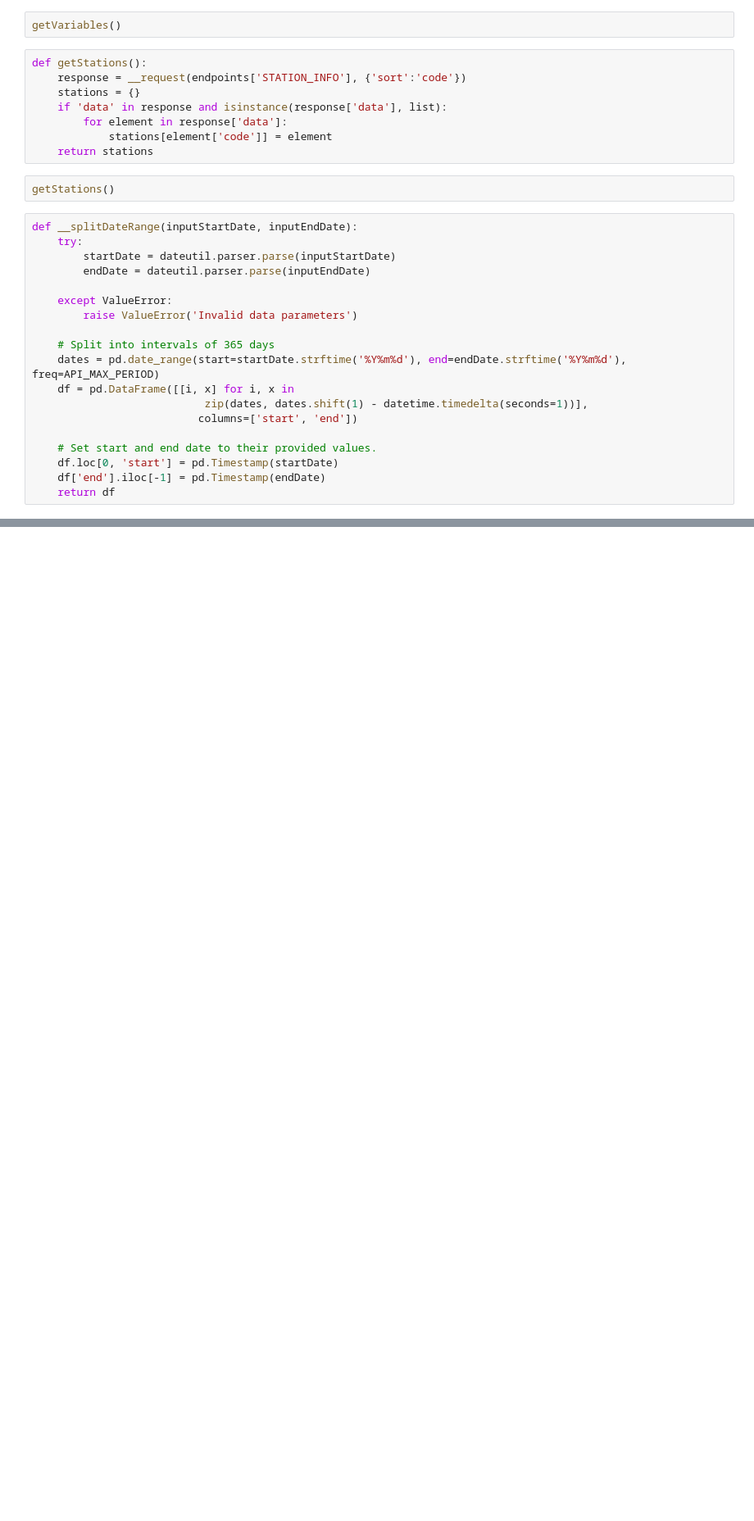
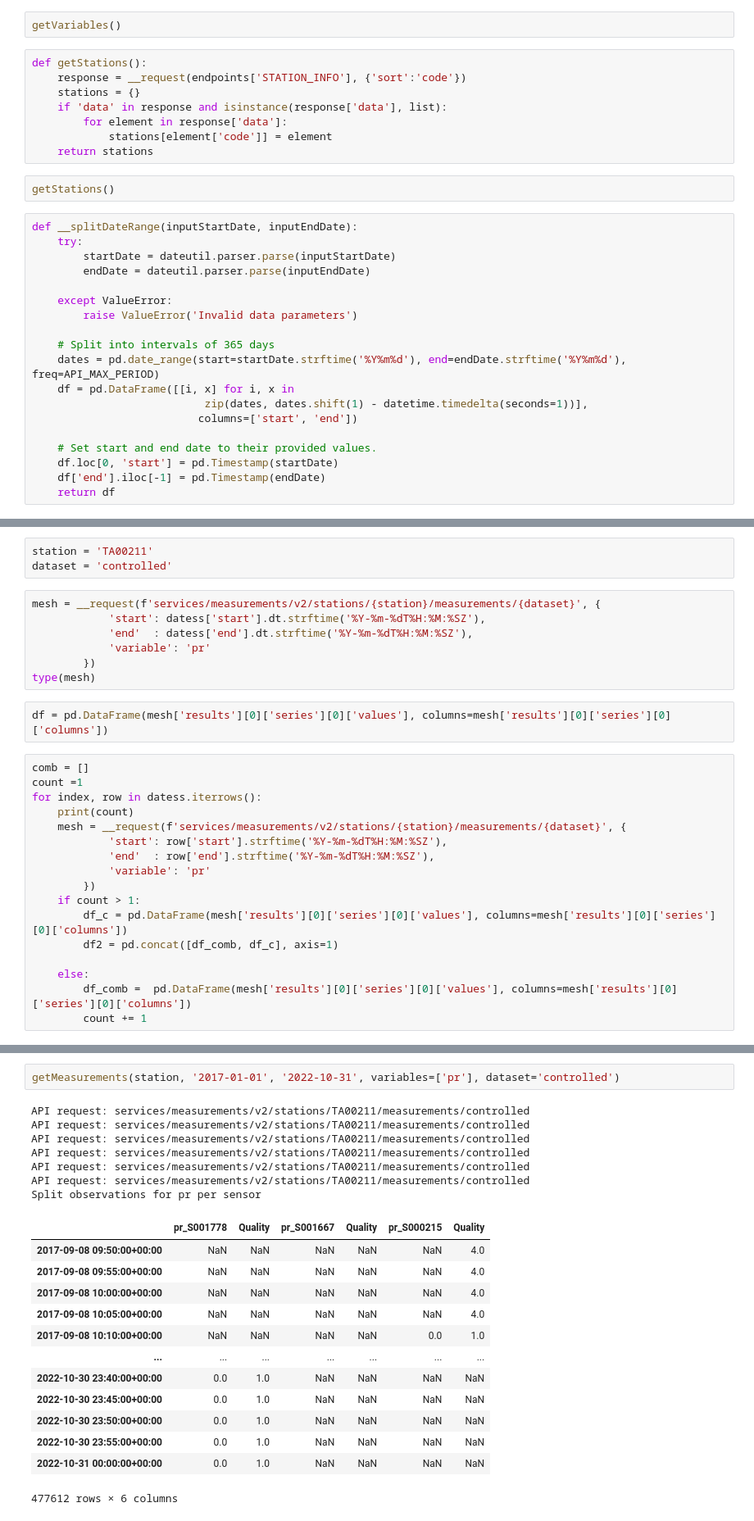
Before and after one commit to DeKUT-DSAIL/bson, a Jupyter notebook: clog_test.ipynb, the cells around one changed output, grey strips where cells are left out. Shown: that part at 82% size. Drawn from its saved outputs; the diff is of its cells as text; blank space fills up the shorter version.

Commit message:
edited sensorcodes

```diff
--- a/clog_test.ipynb
+++ b/clog_test.ipynb
@@ -135,0 +141,29 @@ __splitDateRange('2017-01-01', '2022-10-31')
+# %%
+station = 'TA00211'
+dataset = 'controlled'
+# %%
+mesh = __request(f'services/measurements/v2/stations/{station}/measurements/{dataset}', {
+            'start': datess['start'].dt.strftime('%Y-%m-%dT%H:%M:%SZ'),
+            'end'  : datess['end'].dt.strftime('%Y-%m-%dT%H:%M:%SZ'),
+            'variable': 'pr'
+        })
+type(mesh)
+# %%
+df = pd.DataFrame(mesh['results'][0]['series'][0]['values'], columns=mesh['results'][0]['series'][0]['columns'])
+# %%
+comb = []
+count =1
+for index, row in datess.iterrows():
+    print(count)
+    mesh = __request(f'services/measurements/v2/stations/{station}/measurements/{dataset}', {
+            'start': row['start'].strftime('%Y-%m-%dT%H:%M:%SZ'),
+            'end'  : row['end'].strftime('%Y-%m-%dT%H:%M:%SZ'),
+            'variable': 'pr'
+        })
+    if count > 1:
+        df_c = pd.DataFrame(mesh['results'][0]['series'][0]['values'], columns=mesh['results'][0]['series'][0]['columns'])
+        df2 = pd.concat([df_comb, df_c], axis=1)
+
+    else:
+        df_comb =  pd.DataFrame(mesh['results'][0]['series'][0]['values'], columns=mesh['results'][0]['series'][0]['columns'])
+        count += 1
@@ -135,0 +367,23 @@ __splitDateRange('2017-01-01', '2022-10-31')
+# %%
+getMeasurements(station, '2017-01-01', '2022-10-31', variables=['pr'], dataset='controlled')
+# %% [output]
+API request: services/measurements/v2/stations/TA00211/measurements/controlled
+API request: services/measurements/v2/stations/TA00211/measurements/controlled
+API request: services/measurements/v2/stations/TA00211/measurements/controlled
+API request: services/measurements/v2/stations/TA00211/measurements/controlled
+API request: services/measurements/v2/stations/TA00211/measurements/controlled
+API request: services/measurements/v2/stations/TA00211/measurements/controlled
+Split observations for pr per sensor
+|  | pr_S001778 | Quality | pr_S001667 | Quality | pr_S000215 | Quality |
+| 2017-09-08 09:50:00+00:00 | NaN | NaN | NaN | NaN | NaN | 4.0 |
+| 2017-09-08 09:55:00+00:00 | NaN | NaN | NaN | NaN | NaN | 4.0 |
+| 2017-09-08 10:00:00+00:00 | NaN | NaN | NaN | NaN | NaN | 4.0 |
+| 2017-09-08 10:05:00+00:00 | NaN | NaN | NaN | NaN | NaN | 4.0 |
+| 2017-09-08 10:10:00+00:00 | NaN | NaN | NaN | NaN | 0.0 | 1.0 |
+| ... | ... | ... | ... | ... | ... | ... |
+| 2022-10-30 23:40:00+00:00 | 0.0 | 1.0 | NaN | NaN | NaN | NaN |
+| 2022-10-30 23:45:00+00:00 | 0.0 | 1.0 | NaN | NaN | NaN | NaN |
+| 2022-10-30 23:50:00+00:00 | 0.0 | 1.0 | NaN | NaN | NaN | NaN |
+| 2022-10-30 23:55:00+00:00 | 0.0 | 1.0 | NaN | NaN | NaN | NaN |
+| 2022-10-31 00:00:00+00:00 | 0.0 | 1.0 | NaN | NaN | NaN | NaN |
+477612 rows × 6 columns
```
Also changed, not shown: parts of 14 cells of this notebook.
